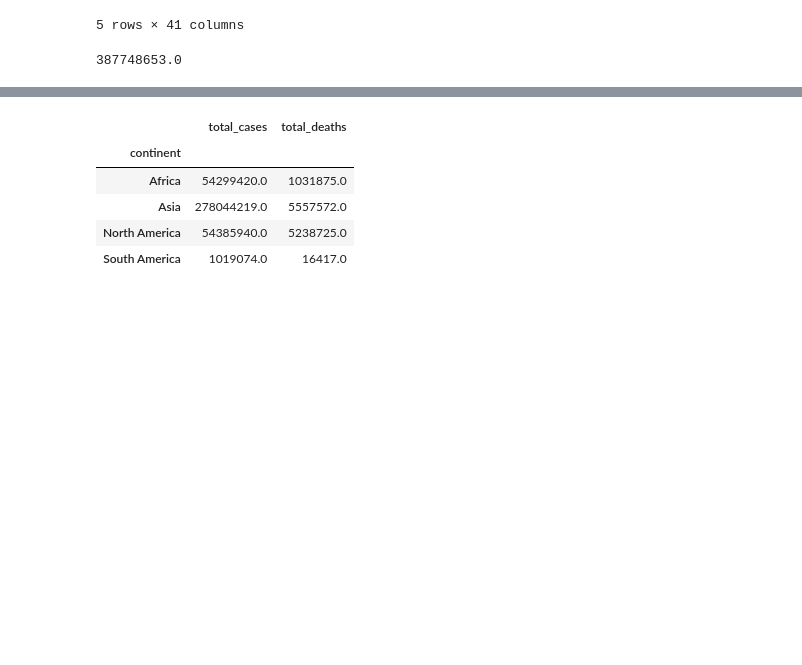
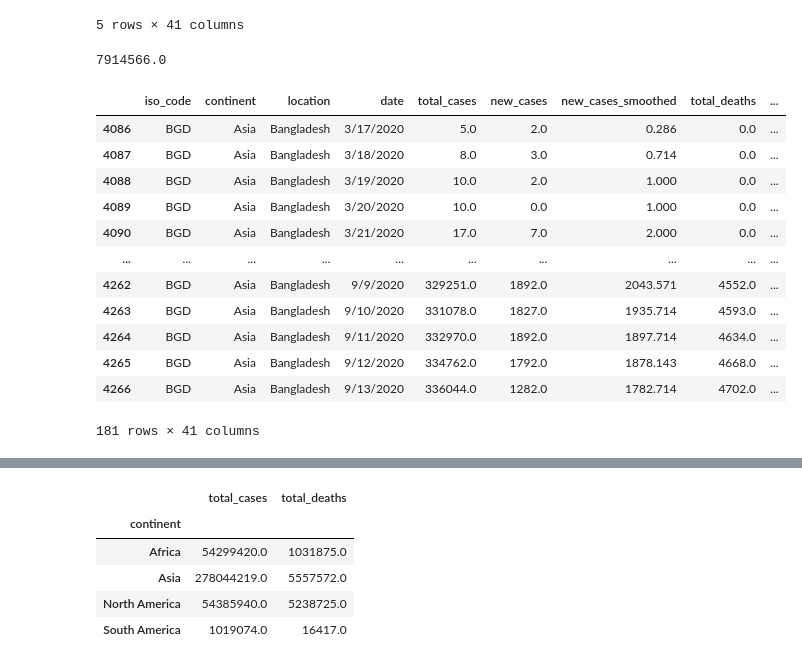
Before and after one commit to jjjdewan/ucb-data-visualization-msgrp-project1-covid-19, a Jupyter notebook: covid-19-project-challenge.ipynb, the cells around one changed output, grey strips where cells are left out. Cells and saved outputs as stored; diff of their text form; code cells hidden in the pictures; blank space fills up the shorter version.

```diff
--- a/covid-19-project-challenge.ipynb
+++ b/covid-19-project-challenge.ipynb
@@ -43,11 +43,29 @@ covid_data_clean.head()
 # %%
 #Get Total for the following:
 #Total # of Cases for North America
-total_cases_na = covid_data_clean["total_cases"].sum()
+total_cases_na = covid_data_clean["new_cases"].sum()
 total_cases_na
 #Total # of Cases for Africa
 #Total # of Deaths for North America
 #Total # of Death for Africa
 #Create a pie-chart to show the difference between the two continent
 # %% [output]
-387748653.0
+7914566.0
+# %%
+covid_data_clean_bd = covid_data_clean.loc[covid_data_clean['location'] == 'Bangladesh']
+#covid_data_clean_bd = covid_data_clean_bd.loc([['location'] == 'Bangladesh'])["new_cases"].sum()
+covid_data_clean_bd
+# %% [output]
+|  | iso_code | continent | location | date | total_cases | new_cases | new_cases_smoothed | total_deaths | ... |
+| 4086 | BGD | Asia | Bangladesh | 3/17/2020 | 5.0 | 2.0 | 0.286 | 0.0 | ... |
+| 4087 | BGD | Asia | Bangladesh | 3/18/2020 | 8.0 | 3.0 | 0.714 | 0.0 | ... |
+| 4088 | BGD | Asia | Bangladesh | 3/19/2020 | 10.0 | 2.0 | 1.000 | 0.0 | ... |
+| 4089 | BGD | Asia | Bangladesh | 3/20/2020 | 10.0 | 0.0 | 1.000 | 0.0 | ... |
+| 4090 | BGD | Asia | Bangladesh | 3/21/2020 | 17.0 | 7.0 | 2.000 | 0.0 | ... |
+| ... | ... | ... | ... | ... | ... | ... | ... | ... | ... |
+| 4262 | BGD | Asia | Bangladesh | 9/9/2020 | 329251.0 | 1892.0 | 2043.571 | 4552.0 | ... |
+| 4263 | BGD | Asia | Bangladesh | 9/10/2020 | 331078.0 | 1827.0 | 1935.714 | 4593.0 | ... |
+| 4264 | BGD | Asia | Bangladesh | 9/11/2020 | 332970.0 | 1892.0 | 1897.714 | 4634.0 | ... |
+| 4265 | BGD | Asia | Bangladesh | 9/12/2020 | 334762.0 | 1792.0 | 1878.143 | 4668.0 | ... |
+| 4266 | BGD | Asia | Bangladesh | 9/13/2020 | 336044.0 | 1282.0 | 1782.714 | 4702.0 | ... |
+181 rows × 41 columns
```
Also changed, not shown: parts of 5 cells of this notebook.
